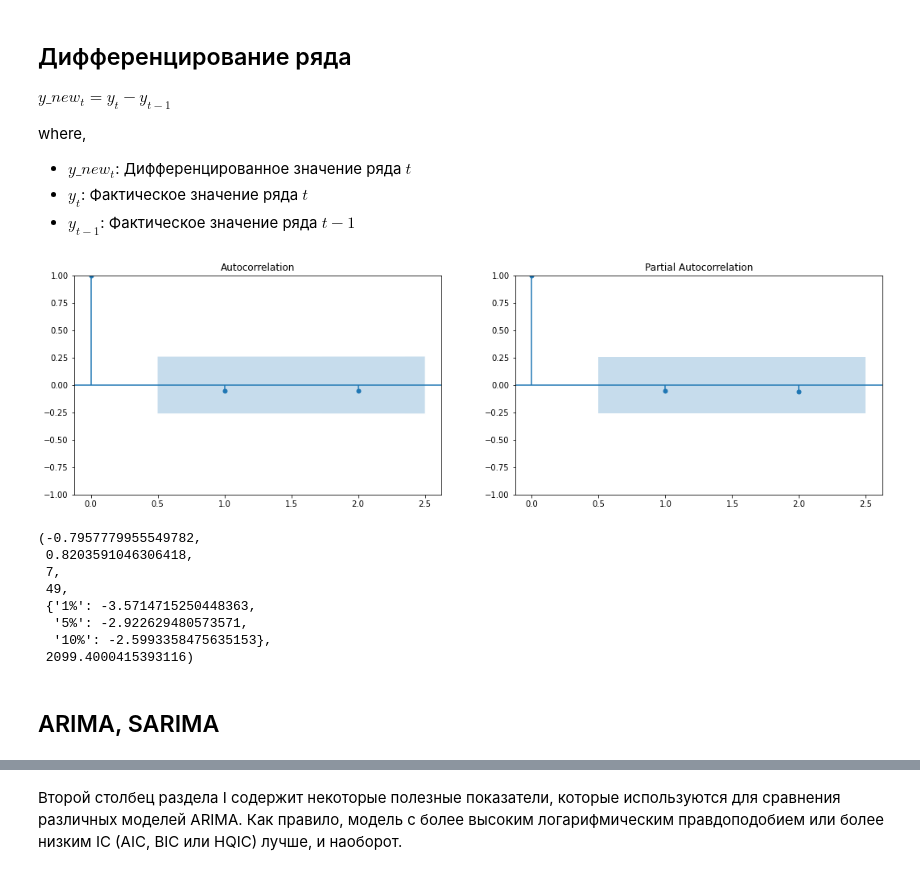
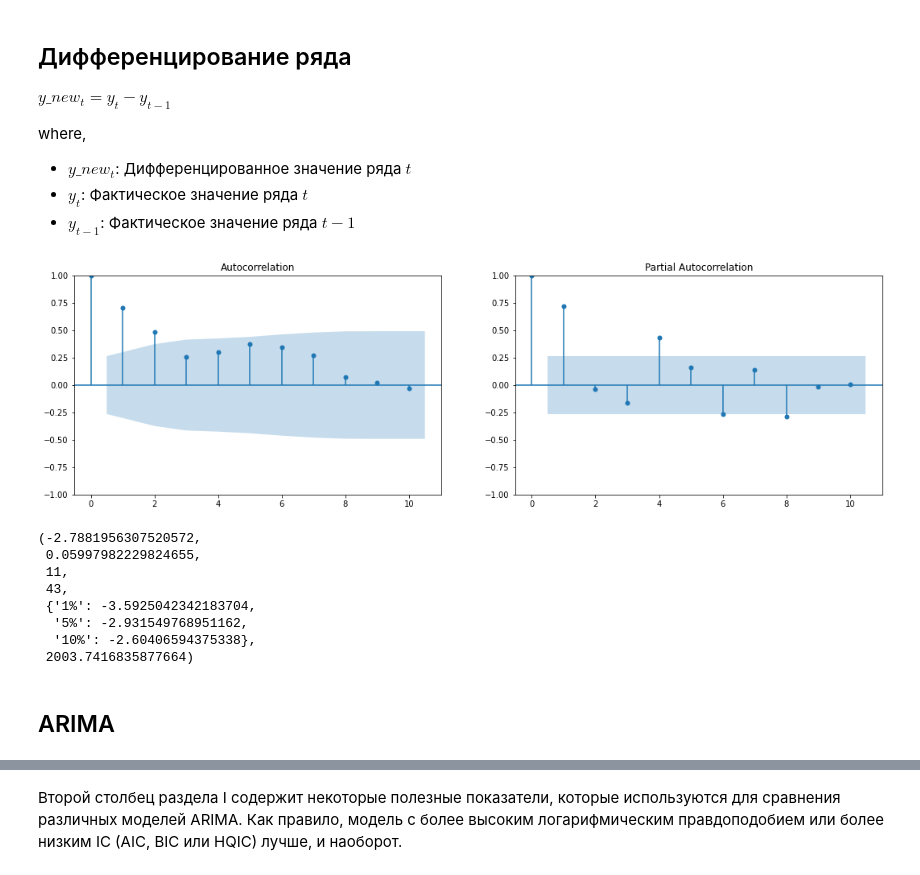
Before and after one commit to sphinxscorp/SF_data_science, a Jupyter notebook: MATH&ML-13. Временные ряды. Часть II/project-Ghana_GDP.ipynb, the cells around one changed output, grey strips where cells are left out. Saved outputs shown, nothing was run; the diff lists cells and outputs as text; code cells hidden in the pictures.

Commit message:
ARIMA

```diff
--- a/MATH&ML-13. Временные ряды. Часть II/project-Ghana_GDP.ipynb
+++ b/MATH&ML-13. Временные ряды. Часть II/project-Ghana_GDP.ipynb
@@ -107,8 +109,8 @@ def plot_acf_pacf(series):
 
     fig, axes = plt.subplots(1, 2)
 
-    sgt.plot_acf(series, lags = 2, ax = axes[0])
-    sgt.plot_pacf(series, lags = 2, ax = axes[1])
+    sgt.plot_acf(series, lags = 10, ax = axes[0])
+    sgt.plot_pacf(series, lags = 10, ax = axes[1])
     plt.show()
 # %% [markdown]
 ## Дифференцирование ряда
@@ -119,20 +121,20 @@ where,
 - $y_t$: Фактическое значение ряда $t$
 - $y_{t-1}$: Фактическое значение ряда $t-1$
 # %%
-plot_acf_pacf(train_df["GDP"].diff(1).dropna())
-adfuller(train_df["GDP"].diff(1).dropna())
+plot_acf_pacf(train_df["GDP"].diff(3).dropna())
+adfuller(train_df["GDP"].diff(3).dropna())
 # %% [output]
-[figure, old version]
+[figure, new version]
-(-0.7957779955549782,
- 0.8203591046306418,
- 7,
- 49,
- {'1%': -3.5714715250448363,
-  '5%': -2.922629480573571,
-  '10%': -2.5993358475635153},
- 2099.4000415393116)
+(-2.7881956307520572,
+ 0.05997982229824655,
+ 11,
+ 43,
+ {'1%': -3.5925042342183704,
+  '5%': -2.931549768951162,
+  '10%': -2.60406594375338},
+ 2003.7416835877664)
 # %% [markdown]
-## ARIMA, SARIMA
+## ARIMA
 # %% [markdown]
 Начнем построение модели **ARIMA** со следующими параметрами:
 
```
Also changed, not shown: parts of 11 cells of this notebook.
